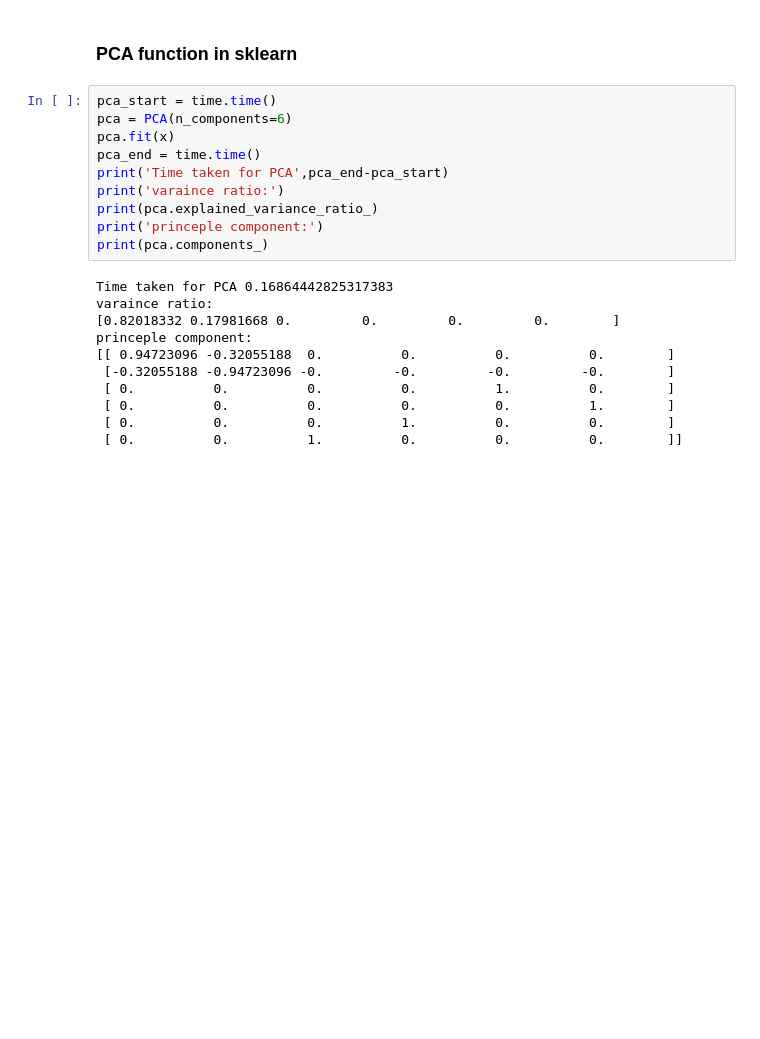
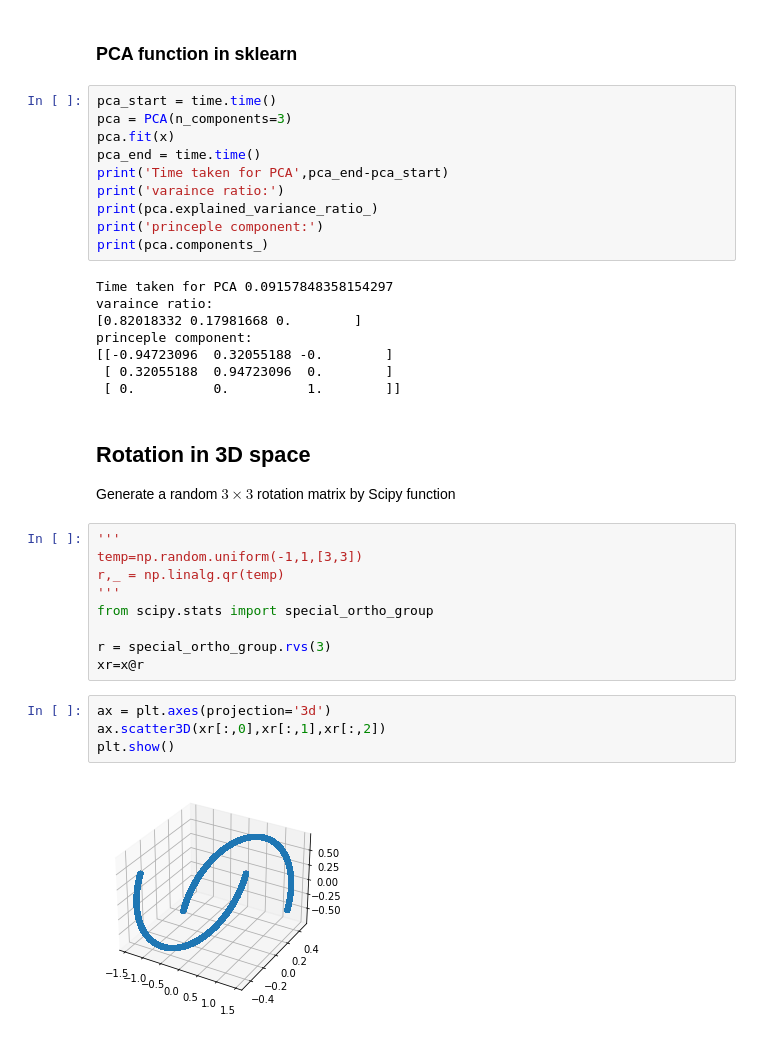
Before and after one commit to WilliamLiu666/M4R_PCA, a Jupyter notebook: Oja's rule.ipynb, the cells around one changed output. Drawn from its saved outputs; the diff is of its cells as text; blank space fills up the shorter version.

```diff
--- a/Oja's rule.ipynb
+++ b/Oja's rule.ipynb
@@ -69,7 +69,7 @@ Time taken for Oja 47.1794159412384
 ### PCA function in sklearn
 # %%
 pca_start = time.time()
-pca = PCA(n_components=6)
+pca = PCA(n_components=3)
 pca.fit(x)
 pca_end = time.time()
 print('Time taken for PCA',pca_end-pca_start)
@@ -78,13 +78,29 @@ print(pca.explained_variance_ratio_)
 print('princeple component:')
 print(pca.components_)
 # %% [output]
-Time taken for PCA 0.16864442825317383
+Time taken for PCA 0.09157848358154297
 varaince ratio:
-[0.82018332 0.17981668 0.         0.         0.         0.        ]
+[0.82018332 0.17981668 0.        ]
 princeple component:
-[[ 0.94723096 -0.32055188  0.          0.          0.          0.        ]
- [-0.32055188 -0.94723096 -0.         -0.         -0.         -0.        ]
- [ 0.          0.          0.          0.          1.          0.        ]
- [ 0.          0.          0.          0.          0.          1.        ]
- [ 0.          0.          0.          1.          0.          0.        ]
- [ 0.          0.          1.          0.          0.          0.        ]]
+[[-0.94723096  0.32055188 -0.        ]
+ [ 0.32055188  0.94723096  0.        ]
+ [ 0.          0.          1.        ]]
+# %% [markdown]
+## Rotation in 3D space
+
+Generate a random $3\times 3$ rotation matrix by Scipy function
+# %%
+'''
+temp=np.random.uniform(-1,1,[3,3])
+r,_ = np.linalg.qr(temp)
+'''
+from scipy.stats import special_ortho_group
+
+r = special_ortho_group.rvs(3)
+xr=x@r
+# %%
+ax = plt.axes(projection='3d')
+ax.scatter3D(xr[:,0],xr[:,1],xr[:,2])
+plt.show()
+# %% [output]
+[figure, added]
```
Also changed, not shown: parts of 6 cells of this notebook.
